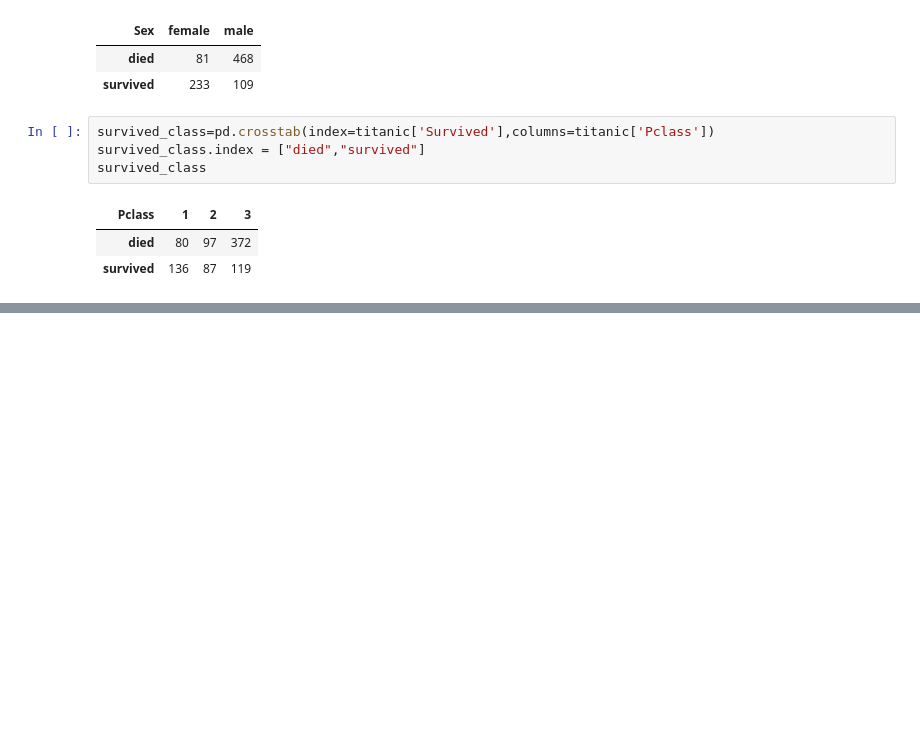
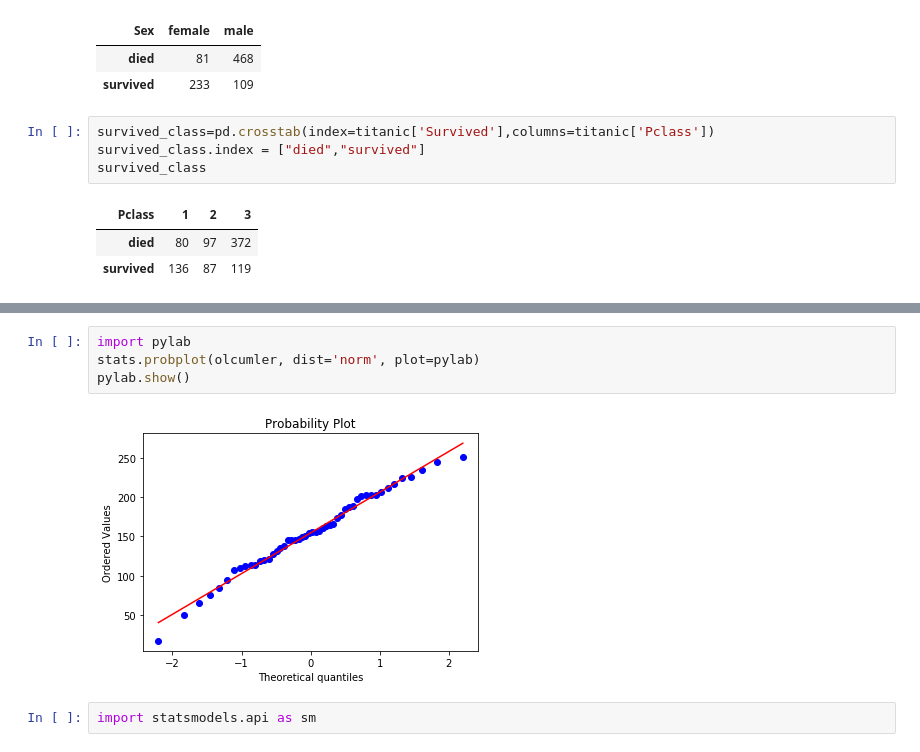
Before and after one commit to UVBMOB/Ankara2019, a Jupyter notebook: Dersler/Hafta_2.ipynb, the cells around one changed output, grey strips where cells are left out. Cells and saved outputs as stored; diff of their text form; blank space fills up the shorter version.

```diff
--- a/Dersler/Hafta_2.ipynb
+++ b/Dersler/Hafta_2.ipynb
@@ -238,0 +407,8 @@ survived_class
+# %%
+import pylab
+stats.probplot(olcumler, dist='norm', plot=pylab)
+pylab.show()
+# %% [output]
+[figure, added]
+# %%
+import statsmodels.api as sm
```
Also changed, not shown: parts of 24 cells of this notebook.
